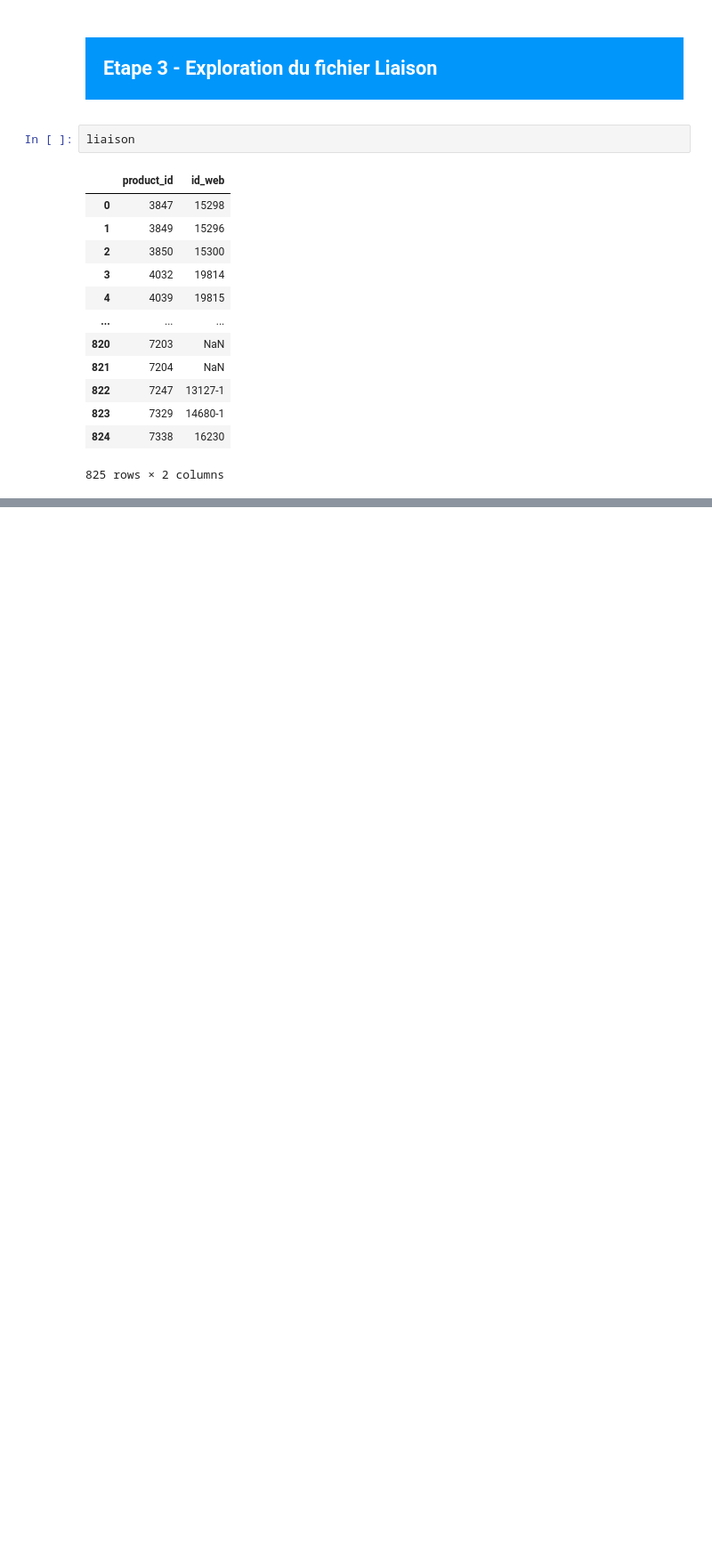
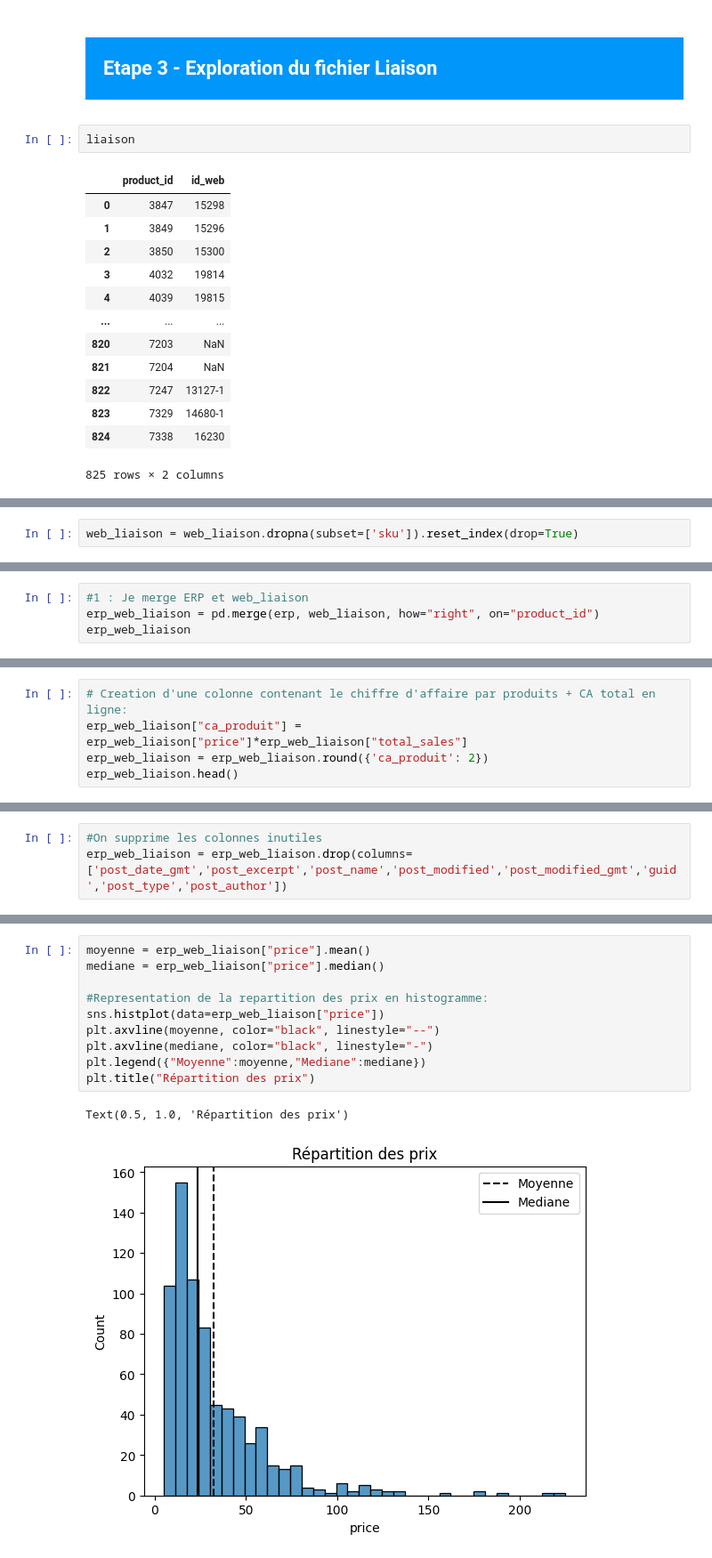
Before and after one commit to IshemZ/Bottleneck, a Jupyter notebook: Programme/main.ipynb, the cells around one changed output, grey strips where cells are left out. Shown at 89% size. Saved outputs shown, nothing was run; the diff lists cells and outputs as text; blank space fills up the shorter version.

```diff
--- a/Programme/main.ipynb
+++ b/Programme/main.ipynb
@@ -382,0 +326,2 @@ erp_liaison.describe()
+# %%
+web_liaison = web_liaison.dropna(subset=['sku']).reset_index(drop=True)
@@ -382,0 +370,4 @@ erp_liaison.describe()
+# %%
+#1 : Je merge ERP et web_liaison
+erp_web_liaison = pd.merge(erp, web_liaison, how="right", on="product_id")
+erp_web_liaison
@@ -382,0 +392,5 @@ erp_liaison.describe()
+# %%
+# Creation d'une colonne contenant le chiffre d'affaire par produits + CA total en ligne:
+erp_web_liaison["ca_produit"] = erp_web_liaison["price"]*erp_web_liaison["total_sales"]
+erp_web_liaison = erp_web_liaison.round({'ca_produit': 2})
+erp_web_liaison.head()
@@ -382,0 +409,3 @@ erp_liaison.describe()
+# %%
+#On supprime les colonnes inutiles
+erp_web_liaison = erp_web_liaison.drop(columns=['post_date_gmt','post_excerpt','post_name','post_modified','post_modified_gmt','guid','post_type','post_author'])
@@ -382,0 +434,13 @@ erp_liaison.describe()
+# %%
+moyenne = erp_web_liaison["price"].mean()
+mediane = erp_web_liaison["price"].median()
+
+#Representation de la repartition des prix en histogramme:
+sns.histplot(data=erp_web_liaison["price"])
+plt.axvline(moyenne, color="black", linestyle="--")
+plt.axvline(mediane, color="black", linestyle="-")
+plt.legend({"Moyenne":moyenne,"Mediane":mediane})
+plt.title("Répartition des prix")
+# %% [output]
+Text(0.5, 1.0, 'Répartition des prix')
+[figure, added]
```
Also changed, not shown: parts of 84 cells of this notebook.
